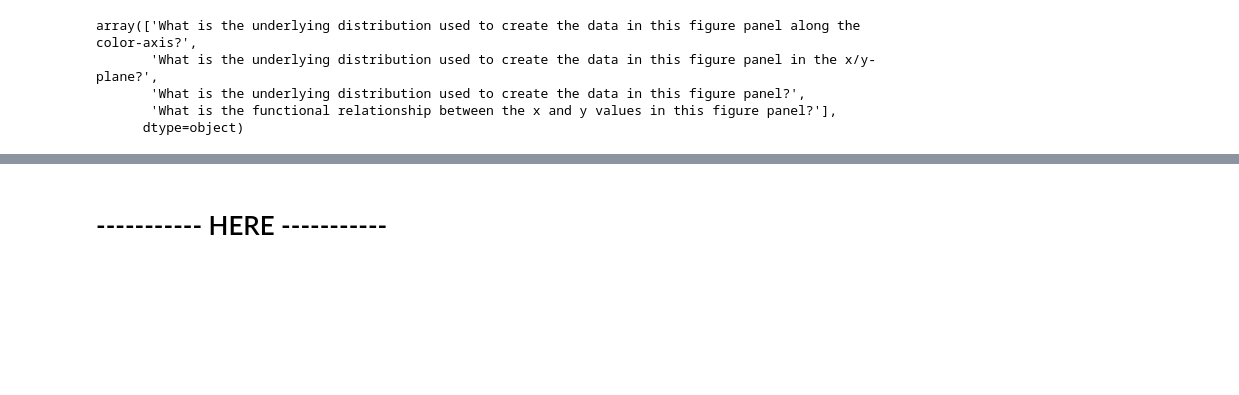
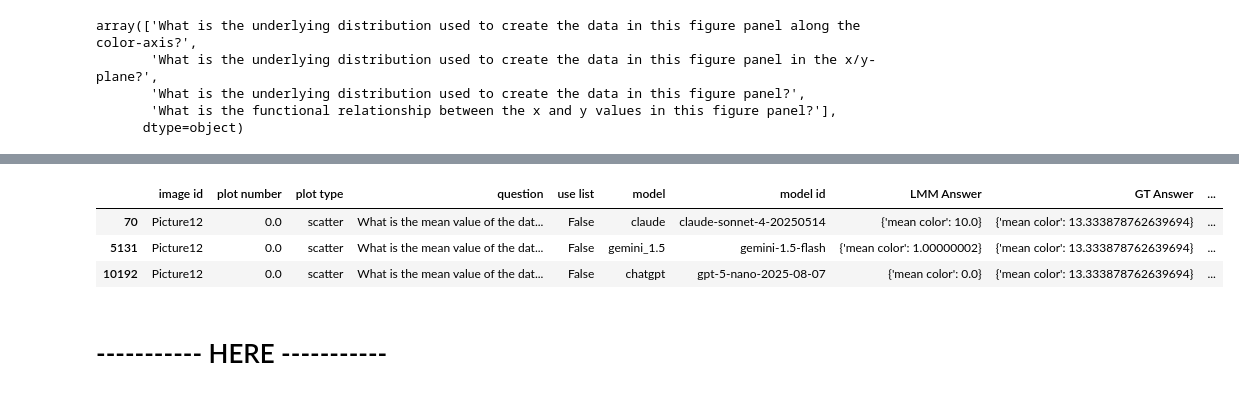
Before and after one commit to ReadingTimeMachine/LLM_VQA_MultiPanel, a Jupyter notebook: parse_lmm_outputs_to_kdes.ipynb, the cells around one changed output, grey strips where cells are left out. Cells and saved outputs as stored; diff of their text form; code cells hidden in the pictures; blank space fills up the shorter version.

```diff
--- a/parse_lmm_outputs_to_kdes.ipynb
+++ b/parse_lmm_outputs_to_kdes.ipynb
@@ -780,3 +914,10 @@ gt, lmm
+# %%
+dfsub[dfsub['image id']=='Picture12']
+# %% [output]
+|  | image id | plot number | plot type | question | use list | model | model id | LMM Answer | GT Answer | ... |
+| 70 | Picture12 | 0.0 | scatter | What is the mean value of the dat... | False | claude | claude-sonnet-4-20250514 | {'mean color': 10.0} | {'mean color': 13.333878762639694} | ... |
+| 5131 | Picture12 | 0.0 | scatter | What is the mean value of the dat... | False | gemini_1.5 | gemini-1.5-flash | {'mean color': 1.00000002} | {'mean color': 13.333878762639694} | ... |
+| 10192 | Picture12 | 0.0 | scatter | What is the mean value of the dat... | False | chatgpt | gpt-5-nano-2025-08-07 | {'mean color': 0.0} | {'mean color': 13.333878762639694} | ... |
 # %% [markdown]
 # ----------- HERE -----------
 # %%
```
Also changed, not shown: parts of 14 cells of this notebook.
